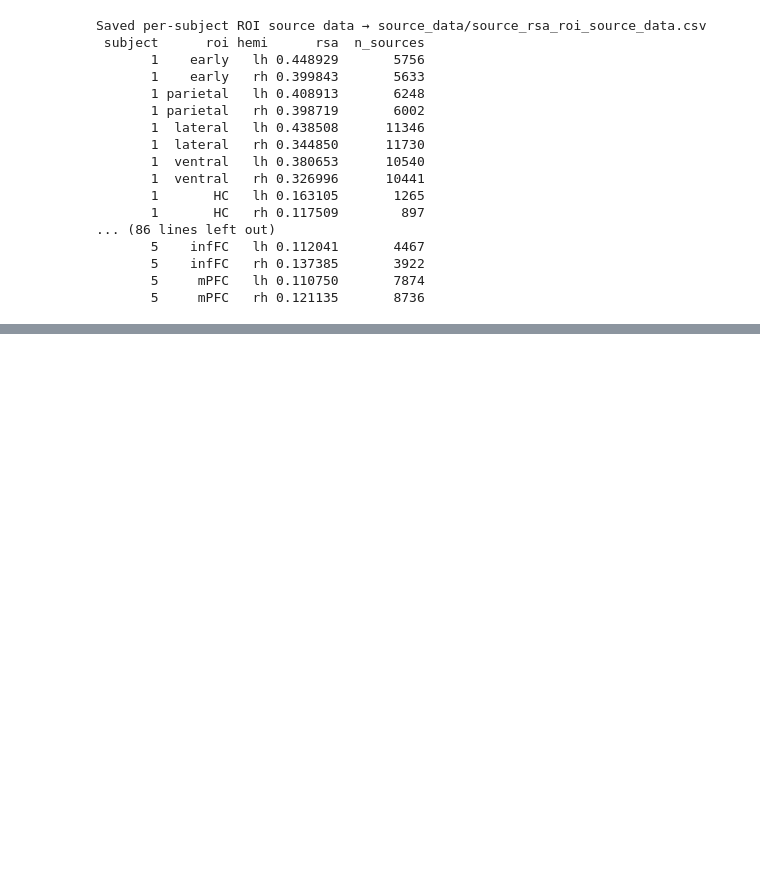
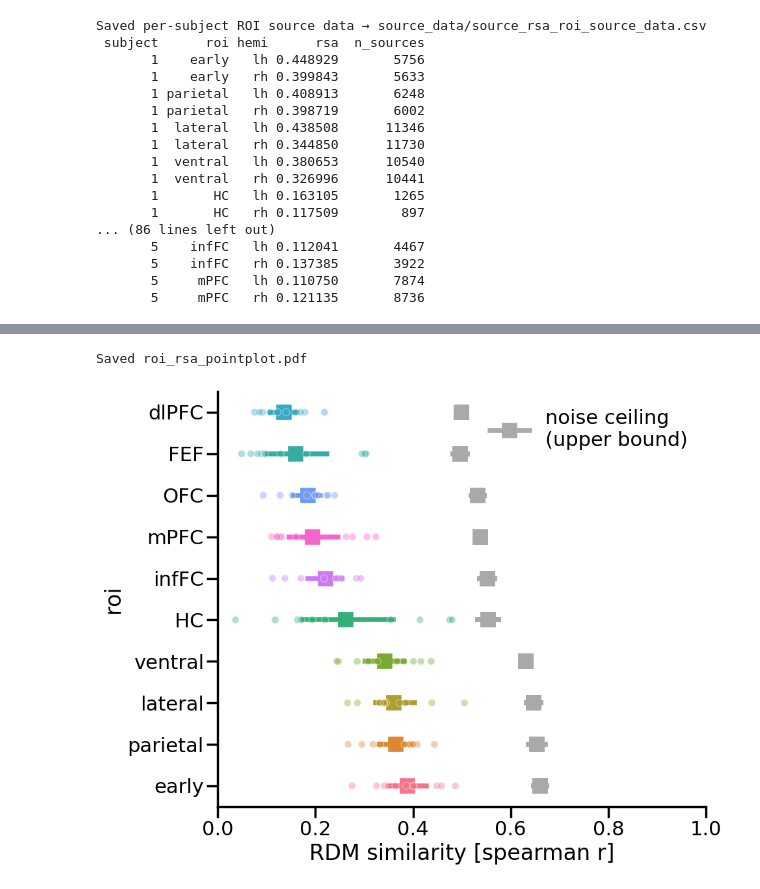
Before and after one commit to KietzmannLab/pyavs, a Jupyter notebook: scripts/rsa_analysis/plot_source_rsa_brain.ipynb, the cells around one changed output, grey strips where cells are left out. Drawn from its saved outputs; the diff is of its cells as text; code cells hidden in the pictures; blank space fills up the shorter version.

```diff
--- a/scripts/rsa_analysis/plot_source_rsa_brain.ipynb
+++ b/scripts/rsa_analysis/plot_source_rsa_brain.ipynb
@@ -59,7 +59,7 @@ colormap = 'magma'
 # Color limits for Pearson r (set vmax=None for auto from 99th percentile)
 vmin = 0.0
 vmid = None   # None → auto midpoint
-vmax = 0.45 # None → auto 99th percentile of group average
+vmax = 0.7 # None → auto 99th percentile of group average
 
 print(f'Model: {model_name}  Layer: {layer}')
 print(f'Layers (WTA): {layers}')
@@ -782,34 +813,38 @@ sns.stripplot(
 # line at 0
 #plt.axhline(0, color='black', linestyle='--', alpha=0.5)
 plt.ylabel('roi')
 plt.xlabel('RDM similarity [spearman r]')
 sns.despine()
 plt.tight_layout()
 plt.savefig(
     os.path.join(output_dir, 'roi_rsa_pointplot.pdf'),
     dpi=300, bbox_inches='tight'
 )
 # set xlimit to [0, 1] for better visualisation
 
 #plt.close()
 
 # plot the noise ceiling values as Error bars on top of the RSA bars
 if nc_df is not None:
     for idx, row in nc_df.iterrows():
         roi = row['roi']
         nc = row['nc']
         sns.pointplot(x='nc', y='roi', data=nc_df[nc_df['roi'] == roi], color='darkgray', label='noise ceiling\n(upper bound)' if idx == 0 else None,
                         order=roi_order, orient='h', markers="s", errorbar=("ci",95), zorder =0)
+        #sns.stripplot(x='nc', y='roi', data=nc_df[nc_df['roi'] == roi], color='darkgray', alpha=0.4, jitter=False, dodge=False, size=8, edgecolor='white', linewidth=1, orient='h', zorder=0)
     plt.legend(frameon=False)
 
-    plt.xlim(0, 0.5)  # set xlimit to [0, 1] for better visualisation
+    plt.xlim(0, 1)  # set xlimit to [0, 1] for better visualisation
     plt.savefig(
         os.path.join(output_dir, 'roi_rsa_pointplot_with_nc.pdf'),
         dpi=300, bbox_inches='tight'
     )
 
 
 print('Saved roi_rsa_pointplot.pdf')
+# %% [output]
+Saved roi_rsa_pointplot.pdf
+[figure, added]
 # %%
 if not nc_df.empty:
     nc_order = nc_df.groupby('roi')['nc'].mean().sort_values(ascending=True).index.tolist()
```
Also changed, not shown: parts of 9 cells of this notebook, 2 other files.
